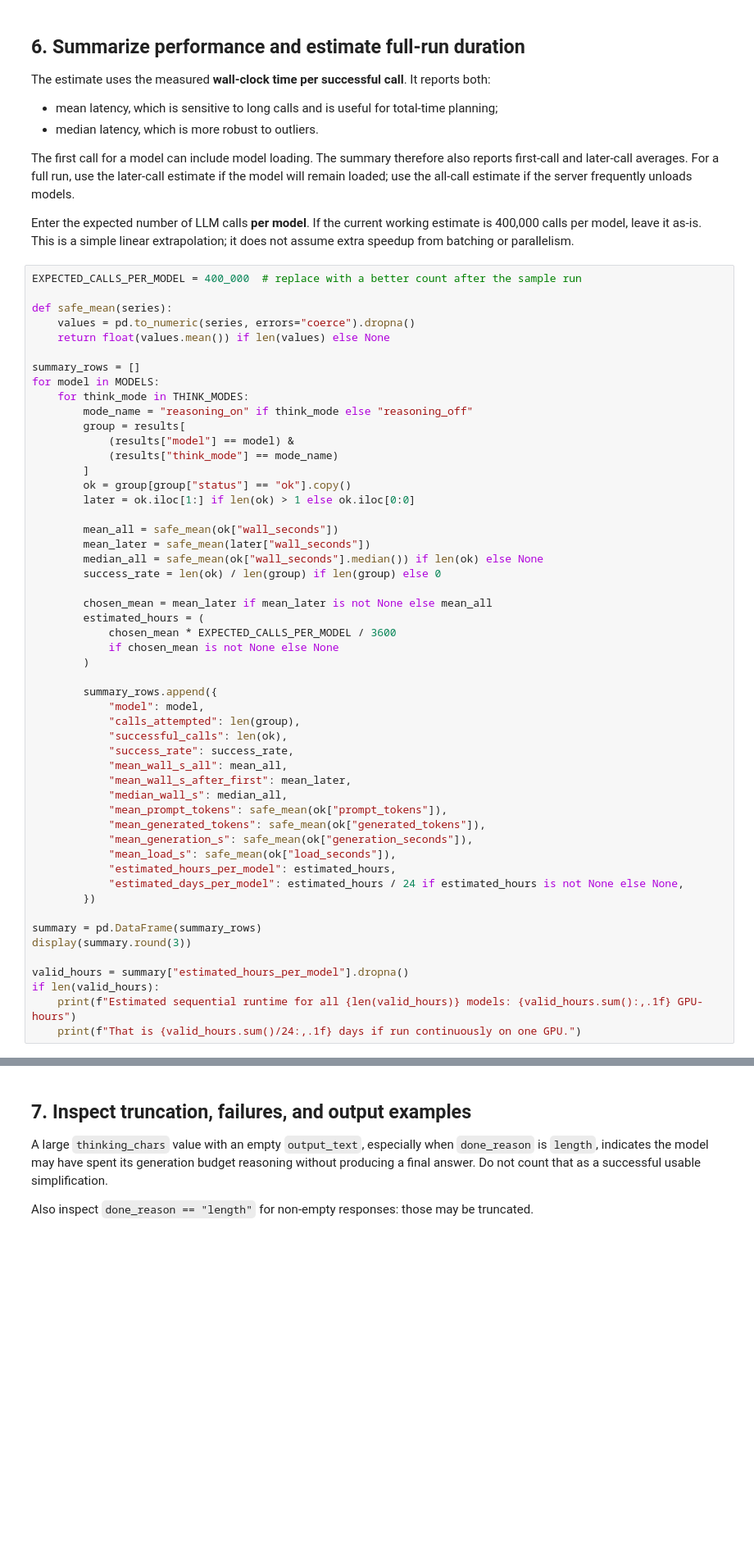
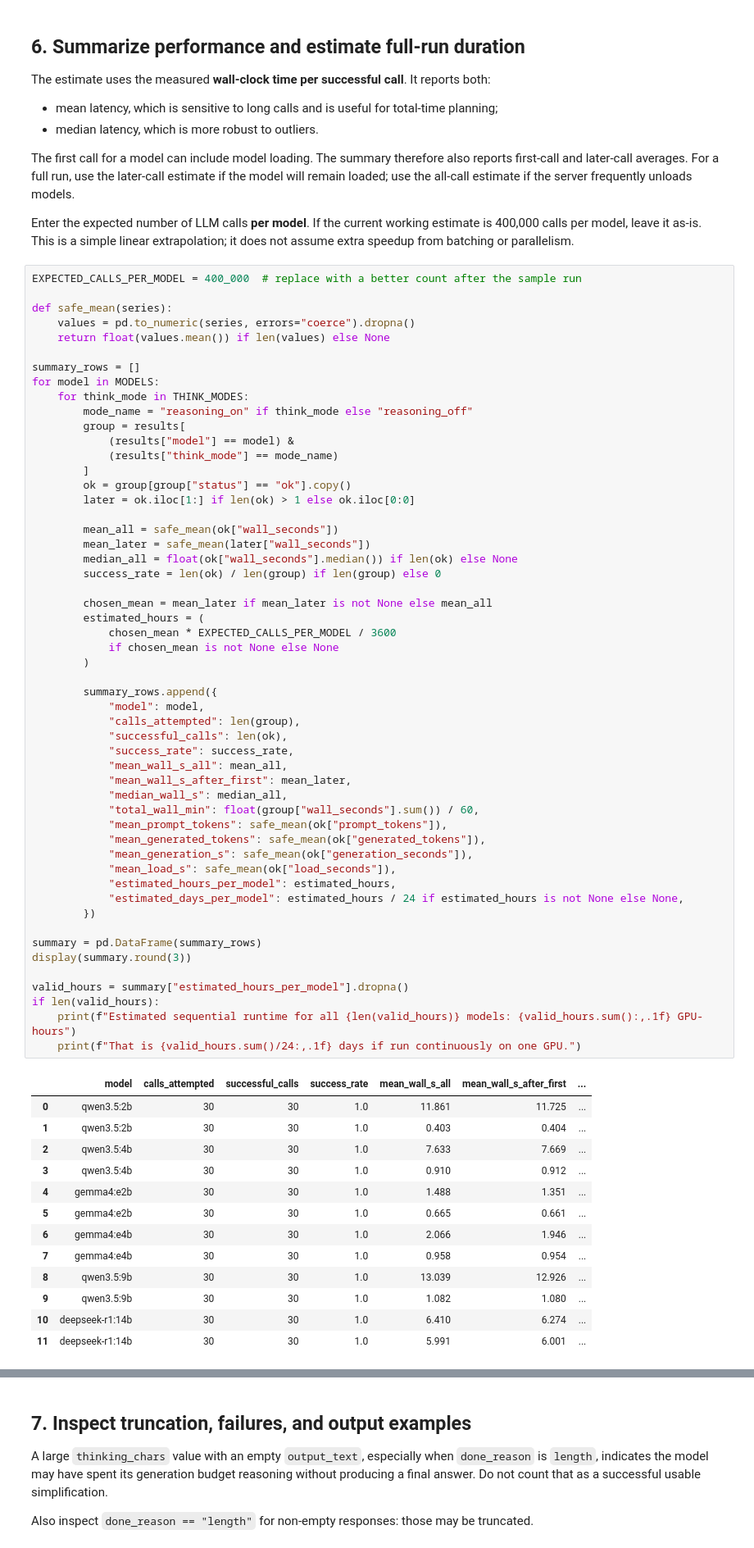
Before and after one commit to ZiarnoM/no-need-to-be-so-big, a Jupyter notebook: notebooks/shallknow_model_benchmark.ipynb, the cells around one changed output, grey strips where cells are left out. Shown at 82% size. Cells and saved outputs as stored; diff of their text form; blank space fills up the shorter version.

```diff
--- a/notebooks/shallknow_model_benchmark.ipynb
+++ b/notebooks/shallknow_model_benchmark.ipynb
@@ -664,35 +702,50 @@ for model in MODELS:
 
         mean_all = safe_mean(ok["wall_seconds"])
         mean_later = safe_mean(later["wall_seconds"])
-        median_all = safe_mean(ok["wall_seconds"].median()) if len(ok) else None
+        median_all = float(ok["wall_seconds"].median()) if len(ok) else None
         success_rate = len(ok) / len(group) if len(group) else 0
 
         chosen_mean = mean_later if mean_later is not None else mean_all
         estimated_hours = (
             chosen_mean * EXPECTED_CALLS_PER_MODEL / 3600
             if chosen_mean is not None else None
         )
 
         summary_rows.append({
             "model": model,
             "calls_attempted": len(group),
             "successful_calls": len(ok),
             "success_rate": success_rate,
             "mean_wall_s_all": mean_all,
             "mean_wall_s_after_first": mean_later,
             "median_wall_s": median_all,
+            "total_wall_min": float(group["wall_seconds"].sum()) / 60,
             "mean_prompt_tokens": safe_mean(ok["prompt_tokens"]),
             "mean_generated_tokens": safe_mean(ok["generated_tokens"]),
             "mean_generation_s": safe_mean(ok["generation_seconds"]),
             "mean_load_s": safe_mean(ok["load_seconds"]),
             "estimated_hours_per_model": estimated_hours,
             "estimated_days_per_model": estimated_hours / 24 if estimated_hours is not None else None,
         })
 
 summary = pd.DataFrame(summary_rows)
 display(summary.round(3))
 
 valid_hours = summary["estimated_hours_per_model"].dropna()
 if len(valid_hours):
     print(f"Estimated sequential runtime for all {len(valid_hours)} models: {valid_hours.sum():,.1f} GPU-hours")
     print(f"That is {valid_hours.sum()/24:,.1f} days if run continuously on one GPU.")
+# %% [output]
+|  | model | calls_attempted | successful_calls | success_rate | mean_wall_s_all | mean_wall_s_after_first | ... |
+| 0 | qwen3.5:2b | 30 | 30 | 1.0 | 11.861 | 11.725 | ... |
+| 1 | qwen3.5:2b | 30 | 30 | 1.0 | 0.403 | 0.404 | ... |
+| 2 | qwen3.5:4b | 30 | 30 | 1.0 | 7.633 | 7.669 | ... |
+| 3 | qwen3.5:4b | 30 | 30 | 1.0 | 0.910 | 0.912 | ... |
+| 4 | gemma4:e2b | 30 | 30 | 1.0 | 1.488 | 1.351 | ... |
+| 5 | gemma4:e2b | 30 | 30 | 1.0 | 0.665 | 0.661 | ... |
+| 6 | gemma4:e4b | 30 | 30 | 1.0 | 2.066 | 1.946 | ... |
+| 7 | gemma4:e4b | 30 | 30 | 1.0 | 0.958 | 0.954 | ... |
+| 8 | qwen3.5:9b | 30 | 30 | 1.0 | 13.039 | 12.926 | ... |
+| 9 | qwen3.5:9b | 30 | 30 | 1.0 | 1.082 | 1.080 | ... |
+| 10 | deepseek-r1:14b | 30 | 30 | 1.0 | 6.410 | 6.274 | ... |
+| 11 | deepseek-r1:14b | 30 | 30 | 1.0 | 5.991 | 6.001 | ... |
```
Also changed, not shown: parts of 10 cells of this notebook, 5 other files.
